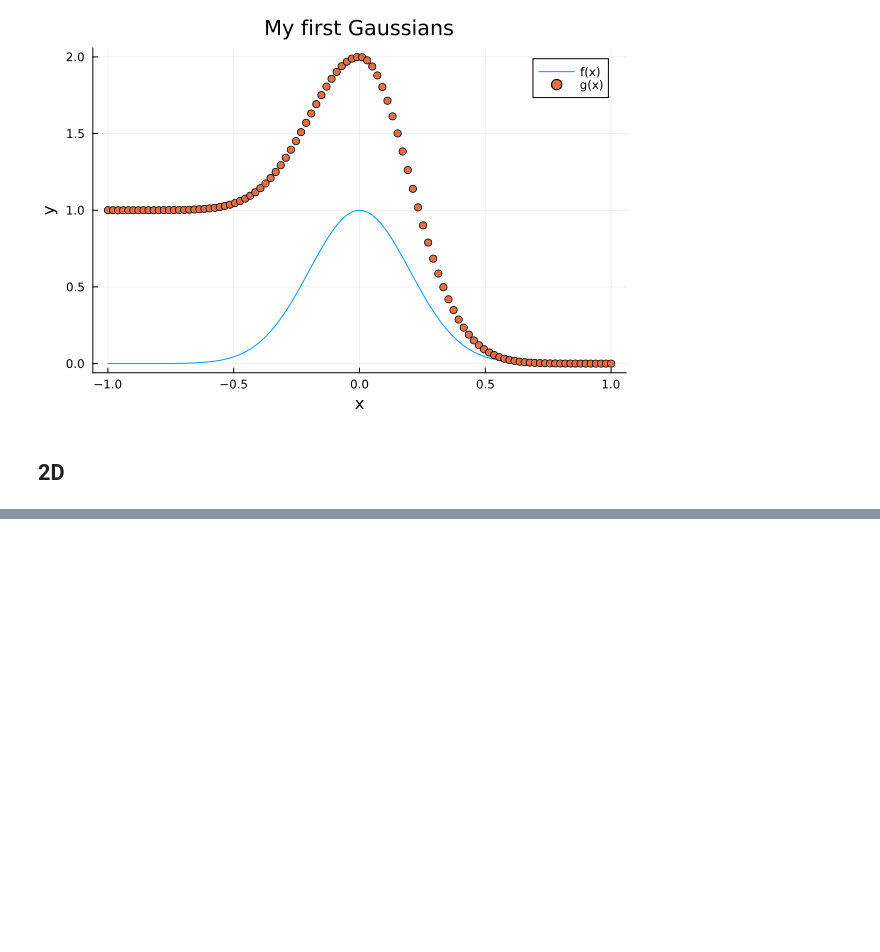
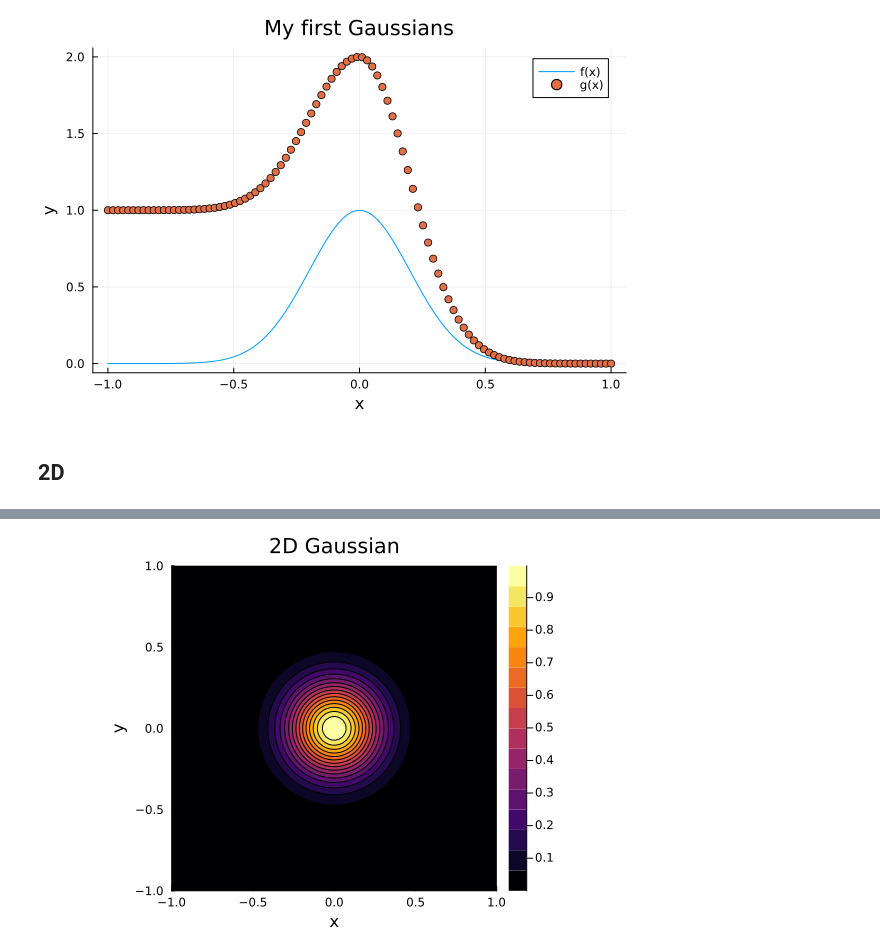
Before and after one commit to ValeFed/AnisotropyShortCourse2026_VFsolutions, a Jupyter notebook: scripts/part0/ArrayProgramming_stud.ipynb, the cells around one changed output, grey strips where cells are left out. Cells and saved outputs as stored; diff of their text form; code cells hidden in the pictures; blank space fills up the shorter version.

```diff
--- a/scripts/part0/ArrayProgramming_stud.ipynb
+++ b/scripts/part0/ArrayProgramming_stud.ipynb
@@ -171,3 +196,5 @@ scatter!( x, g, label="g(x)" )
 # %%
 # Visualise using a contourf
-# contourf(?, ?, ?, xlabel="x", ylabel="y", title="2D Gaussian", aspect_ratio=1., xlim=(-1,1))
+contourf(x, y, h, xlabel="x", ylabel="y", title="2D Gaussian", aspect_ratio=1., xlim=(-1,1))
+# %% [output]
+[figure, added]
```
Also changed, not shown: parts of 4 cells of this notebook.
